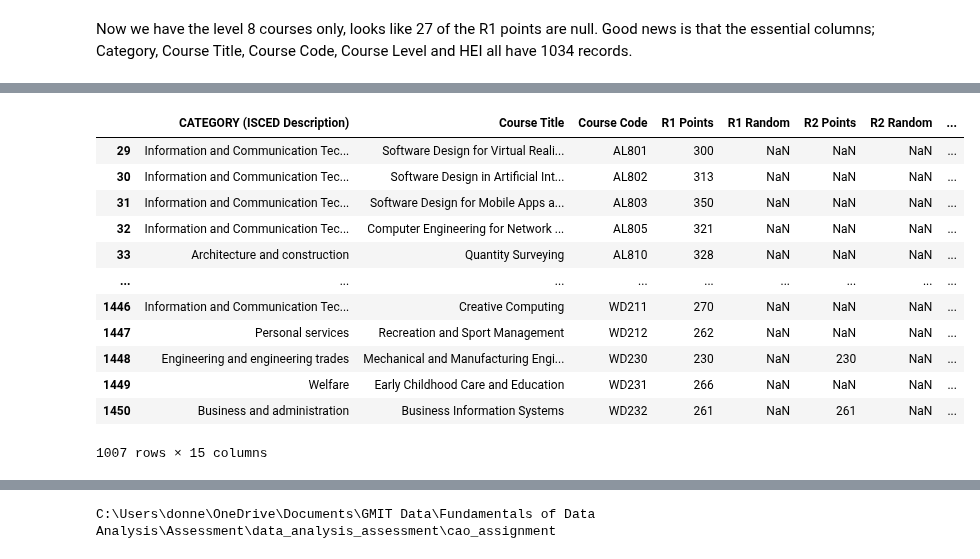
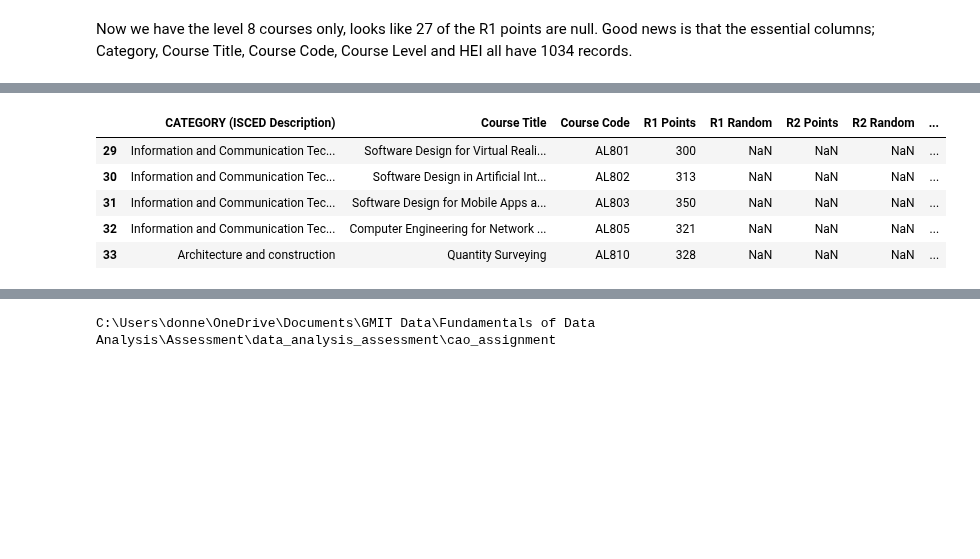
Before and after one commit to donneger/data_analysis_assessment, a Jupyter notebook: cao_assignment/cao.ipynb, the cells around one changed output, grey strips where cells are left out. Cells and saved outputs as stored; diff of their text form; code cells hidden in the pictures; blank space fills up the shorter version.

```diff
--- a/cao_assignment/cao.ipynb
+++ b/cao_assignment/cao.ipynb
@@ -173,22 +168,15 @@ df2021_lvl8[nullpoints_21]
 # %%
 # Get only the courses that have data in the R1 points column, will have a look further to see if they all have valid points data.
 notnullr1 = pd.notnull(df2021_lvl8['R1 Points'])
 df2021_lvl8 = df2021_lvl8[notnullr1]
-df2021_lvl8
+df2021_lvl8.head()
 # %% [output]
 |  | CATEGORY (ISCED Description) | Course Title | Course Code | R1 Points | R1 Random | R2 Points | R2 Random | ... |
 | 29 | Information and Communication Tec... | Software Design for Virtual Reali... | AL801 | 300 | NaN | NaN | NaN | ... |
 | 30 | Information and Communication Tec... | Software Design in Artificial Int... | AL802 | 313 | NaN | NaN | NaN | ... |
 | 31 | Information and Communication Tec... | Software Design for Mobile Apps a... | AL803 | 350 | NaN | NaN | NaN | ... |
 | 32 | Information and Communication Tec... | Computer Engineering for Network ... | AL805 | 321 | NaN | NaN | NaN | ... |
 | 33 | Architecture and construction | Quantity Surveying | AL810 | 328 | NaN | NaN | NaN | ... |
-| ... | ... | ... | ... | ... | ... | ... | ... | ... |
-| 1446 | Information and Communication Tec... | Creative Computing | WD211 | 270 | NaN | NaN | NaN | ... |
-| 1447 | Personal services | Recreation and Sport Management | WD212 | 262 | NaN | NaN | NaN | ... |
-| 1448 | Engineering and engineering trades | Mechanical and Manufacturing Engi... | WD230 | 230 | NaN | 230 | NaN | ... |
-| 1449 | Welfare | Early Childhood Care and Education | WD231 | 266 | NaN | NaN | NaN | ... |
-| 1450 | Business and administration | Business Information Systems | WD232 | 261 | NaN | 261 | NaN | ... |
-1007 rows × 15 columns
 # %%
 # Rename the ISCED col.
 df2021_lvl8=df2021_lvl8.rename(columns={'CATEGORY (ISCED Description)': 'ISCED'})
```
Also changed, not shown: parts of 21 cells of this notebook.
